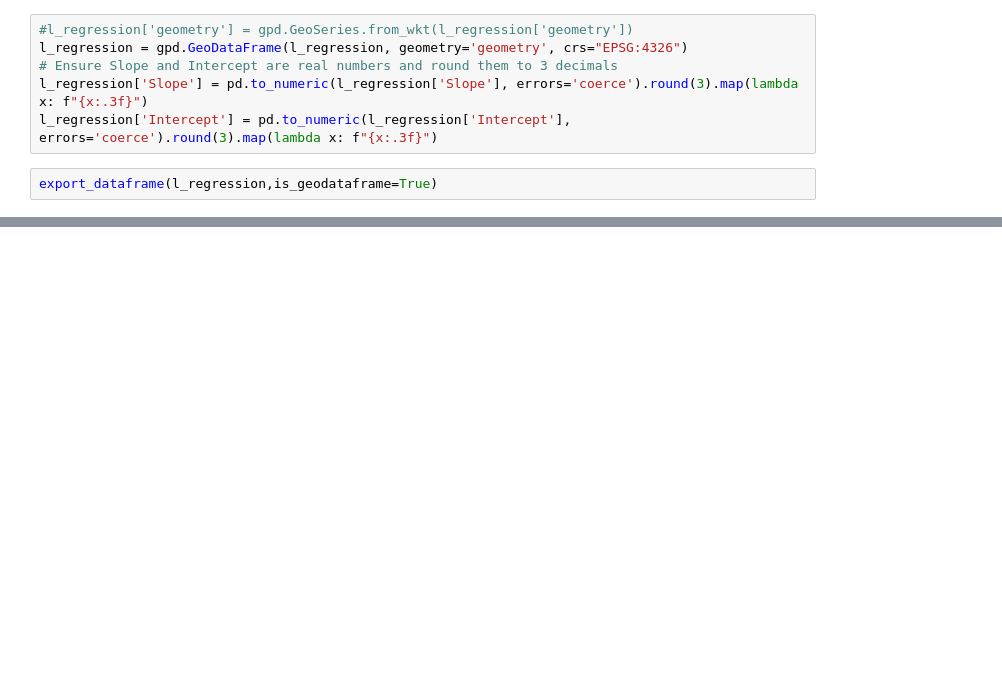
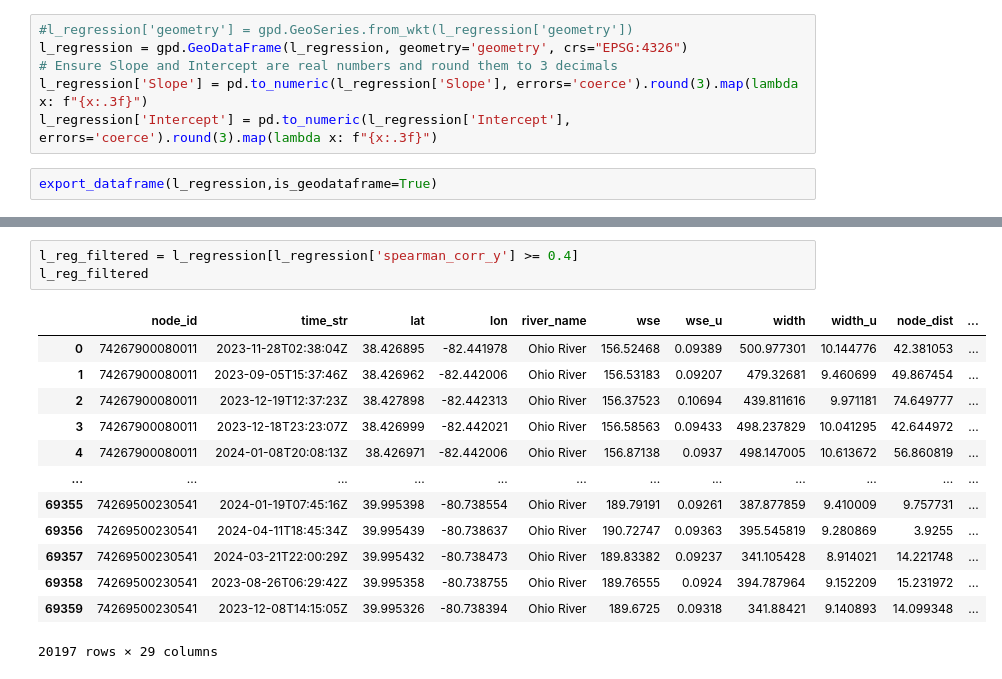
Before and after one commit to jdavecas/Hipsometric-curves, a Jupyter notebook: Regressions.ipynb, the cells around one changed output, grey strips where cells are left out. Cells and saved outputs as stored; diff of their text form; blank space fills up the shorter version.

Commit message:
Selecting only spearman greater than 0.4

```diff
--- a/Regressions.ipynb
+++ b/Regressions.ipynb
@@ -46,0 +79,17 @@ l_regression
+# %%
+l_reg_filtered = l_regression[l_regression['spearman_corr_y'] >= 0.4]
+l_reg_filtered
+# %% [output]
+|  | node_id | time_str | lat | lon | river_name | wse | wse_u | width | width_u | node_dist | ... |
+| 0 | 74267900080011 | 2023-11-28T02:38:04Z | 38.426895 | -82.441978 | Ohio River | 156.52468 | 0.09389 | 500.977301 | 10.144776 | 42.381053 | ... |
+| 1 | 74267900080011 | 2023-09-05T15:37:46Z | 38.426962 | -82.442006 | Ohio River | 156.53183 | 0.09207 | 479.32681 | 9.460699 | 49.867454 | ... |
+| 2 | 74267900080011 | 2023-12-19T12:37:23Z | 38.427898 | -82.442313 | Ohio River | 156.37523 | 0.10694 | 439.811616 | 9.971181 | 74.649777 | ... |
+| 3 | 74267900080011 | 2023-12-18T23:23:07Z | 38.426999 | -82.442021 | Ohio River | 156.58563 | 0.09433 | 498.237829 | 10.041295 | 42.644972 | ... |
+| 4 | 74267900080011 | 2024-01-08T20:08:13Z | 38.426971 | -82.442006 | Ohio River | 156.87138 | 0.0937 | 498.147005 | 10.613672 | 56.860819 | ... |
+| ... | ... | ... | ... | ... | ... | ... | ... | ... | ... | ... | ... |
+| 69355 | 74269500230541 | 2024-01-19T07:45:16Z | 39.995398 | -80.738554 | Ohio River | 189.79191 | 0.09261 | 387.877859 | 9.410009 | 9.757731 | ... |
+| 69356 | 74269500230541 | 2024-04-11T18:45:34Z | 39.995439 | -80.738637 | Ohio River | 190.72747 | 0.09363 | 395.545819 | 9.280869 | 3.9255 | ... |
+| 69357 | 74269500230541 | 2024-03-21T22:00:29Z | 39.995432 | -80.738473 | Ohio River | 189.83382 | 0.09237 | 341.105428 | 8.914021 | 14.221748 | ... |
+| 69358 | 74269500230541 | 2023-08-26T06:29:42Z | 39.995358 | -80.738755 | Ohio River | 189.76555 | 0.0924 | 394.787964 | 9.152209 | 15.231972 | ... |
+| 69359 | 74269500230541 | 2023-12-08T14:15:05Z | 39.995326 | -80.738394 | Ohio River | 189.6725 | 0.09318 | 341.88421 | 9.140893 | 14.099348 | ... |
+20197 rows × 29 columns
```
Also changed, not shown: parts of 5 cells of this notebook.
